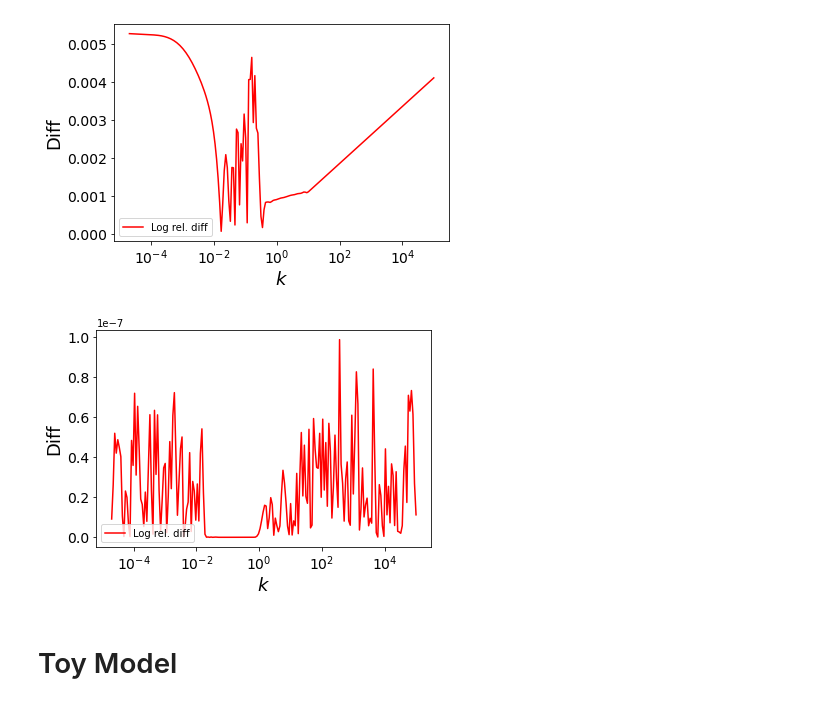
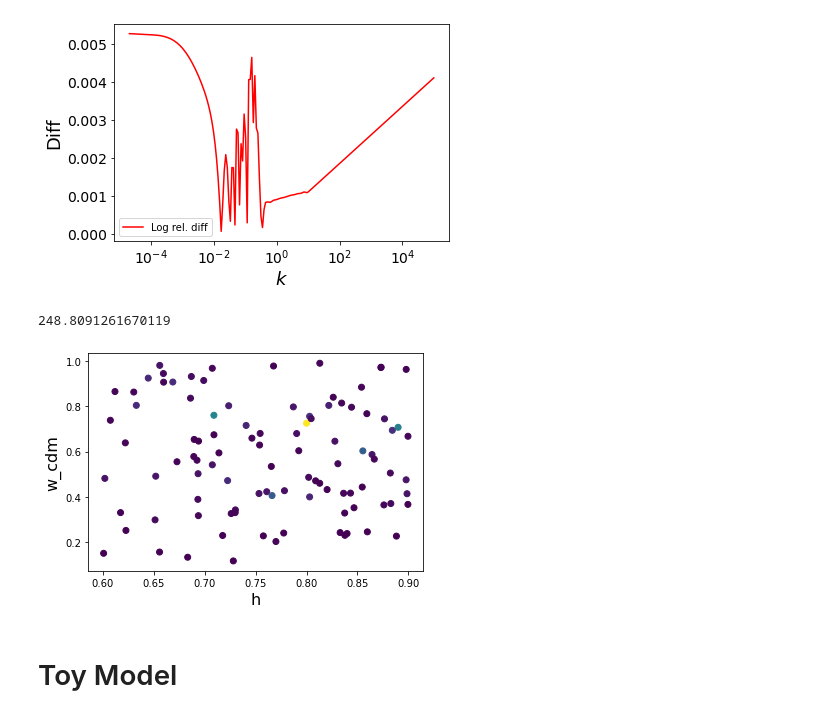
Before and after one commit to JaimeRZP/Pk_Emulator, a Jupyter notebook: PC_InterPol.ipynb, the cells around one changed output. Drawn from its saved outputs; the diff is of its cells as text; code cells hidden in the pictures.

```diff
--- a/PC_InterPol.ipynb
+++ b/PC_InterPol.ipynb
@@ -109,7 +109,7 @@ class Log_lin_Pk_emulator:
         Pk = self._get_evec_Pk(w_vec, self.evecs, self.mean_log_grid)
         return self.k_arr, np.array(Pk)
 # %%
-log_test = Log_lin_Pk_emulator(10, 200, 10, new=True)
+log_test = Log_lin_Pk_emulator(10, 200, 10, new=False)
 # %%
 log_evecs = log_test.get_evecs(manual = True);
 # %% [output]
@@ -197,17 +201,39 @@ plt.legend(loc="lower left")
 plt.show()
 # %% [output]
 [figure]
-# %%
-plt.plot(k_arr, log_Pk_diff/theory, 'r-', label = 'Log rel. diff' )
-plt.xlabel('$k$',fontsize=18)
-plt.ylabel('Diff',fontsize=18)
-plt.xticks(fontsize=14)
-plt.yticks(fontsize=14)
-plt.xscale('log')
-plt.legend(loc="lower left")
-plt.show()
-# %% [output]
-[figure, removed]
+# %%
+def GoF(h_in, w_c_in):
+    k, Pk_f = log_test.get_emulated_Pk(w_c_in, h_in)
+    Pk_f = np.exp(Pk_f)
+
+    cosmo = ccl.Cosmology(Omega_c=w_c_in, Omega_b=0.049, h=h_in, sigma8=0.81, n_s=0.96)
+    Pk_t = ccl.power.linear_matter_power(cosmo, k, 1)
+
+    D = np.sum(k**3)
+    rel_diff = abs(Pk_t-Pk_f)/Pk_t
+    N =np.sum(k**3*rel_diff**2)
+    #print(D, rel_diff, N)
+
+    return np.sqrt(D/N)
+# %%
+GoF(0.67 , 0.27)
+# %% [output]
+248.8091261670119
+# %%
+samples = 100
+h_smp = 0.6 + (0.9-0.6)*np.random.rand(samples)
+wc_smp = 0.1 + (1-0.1)*np.random.rand(samples)
+z= []
+for i in range(samples):
+    z.append(GoF(h_smp[i], wc_smp[i]))
+z = np.array(z)
+# %%
+plt.scatter(h_smp, wc_smp, c = z)
+plt.xlabel('h', fontsize=16)
+plt.ylabel('w_cdm', fontsize=16)
+plt.show()
+# %% [output]
+[figure, added]
 # %% [markdown]
 # Toy Model
 # %%
```
Also changed, not shown: parts of 1 cell of this notebook.
